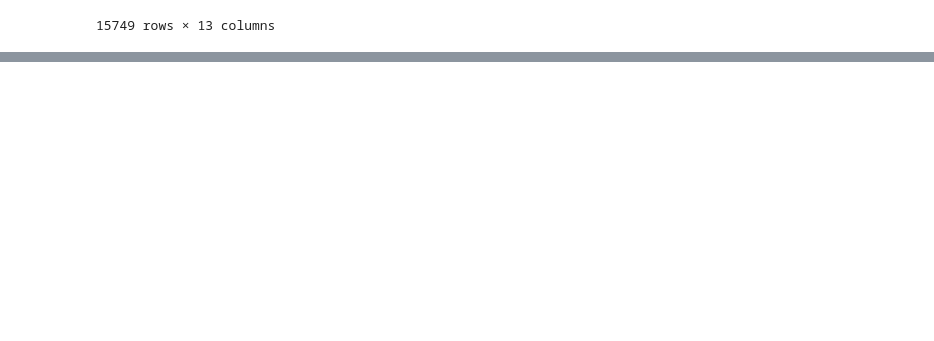
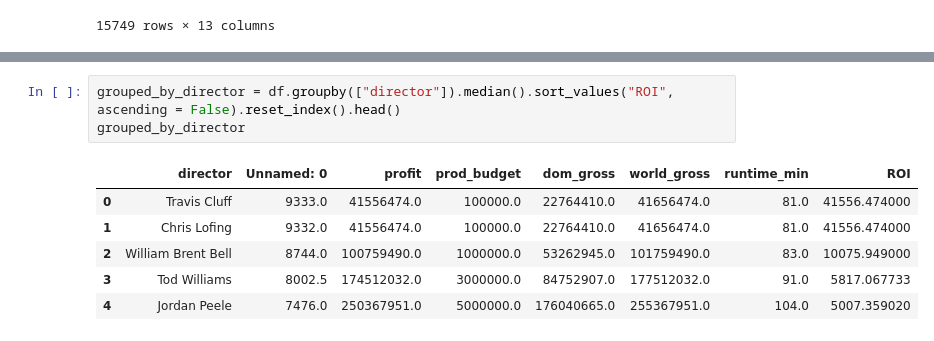
Before and after one commit to JoshuaGottlieb/Microsoft-Movie-Recommendation, a Jupyter notebook: Jocel-Folder/EDA.ipynb, the cells around one changed output, grey strips where cells are left out. Drawn from its saved outputs; the diff is of its cells as text; blank space fills up the shorter version.

```diff
--- a/Jocel-Folder/EDA.ipynb
+++ b/Jocel-Folder/EDA.ipynb
@@ -170,0 +125,10 @@ df.groupby(["director", "genre_ids"])[["ROI"]].mean().sort_values("ROI", ascendi
+# %%
+grouped_by_director = df.groupby(["director"]).median().sort_values("ROI", ascending = False).reset_index().head()
+grouped_by_director
+# %% [output]
+|  | director | Unnamed: 0 | profit | prod_budget | dom_gross | world_gross | runtime_min | ROI |
+| 0 | Travis Cluff | 9333.0 | 41556474.0 | 100000.0 | 22764410.0 | 41656474.0 | 81.0 | 41556.474000 |
+| 1 | Chris Lofing | 9332.0 | 41556474.0 | 100000.0 | 22764410.0 | 41656474.0 | 81.0 | 41556.474000 |
+| 2 | William Brent Bell | 8744.0 | 100759490.0 | 1000000.0 | 53262945.0 | 101759490.0 | 83.0 | 10075.949000 |
+| 3 | Tod Williams | 8002.5 | 174512032.0 | 3000000.0 | 84752907.0 | 177512032.0 | 91.0 | 5817.067733 |
+| 4 | Jordan Peele | 7476.0 | 250367951.0 | 5000000.0 | 176040665.0 | 255367951.0 | 104.0 | 5007.359020 |
```
Also changed, not shown: parts of 8 cells of this notebook.
